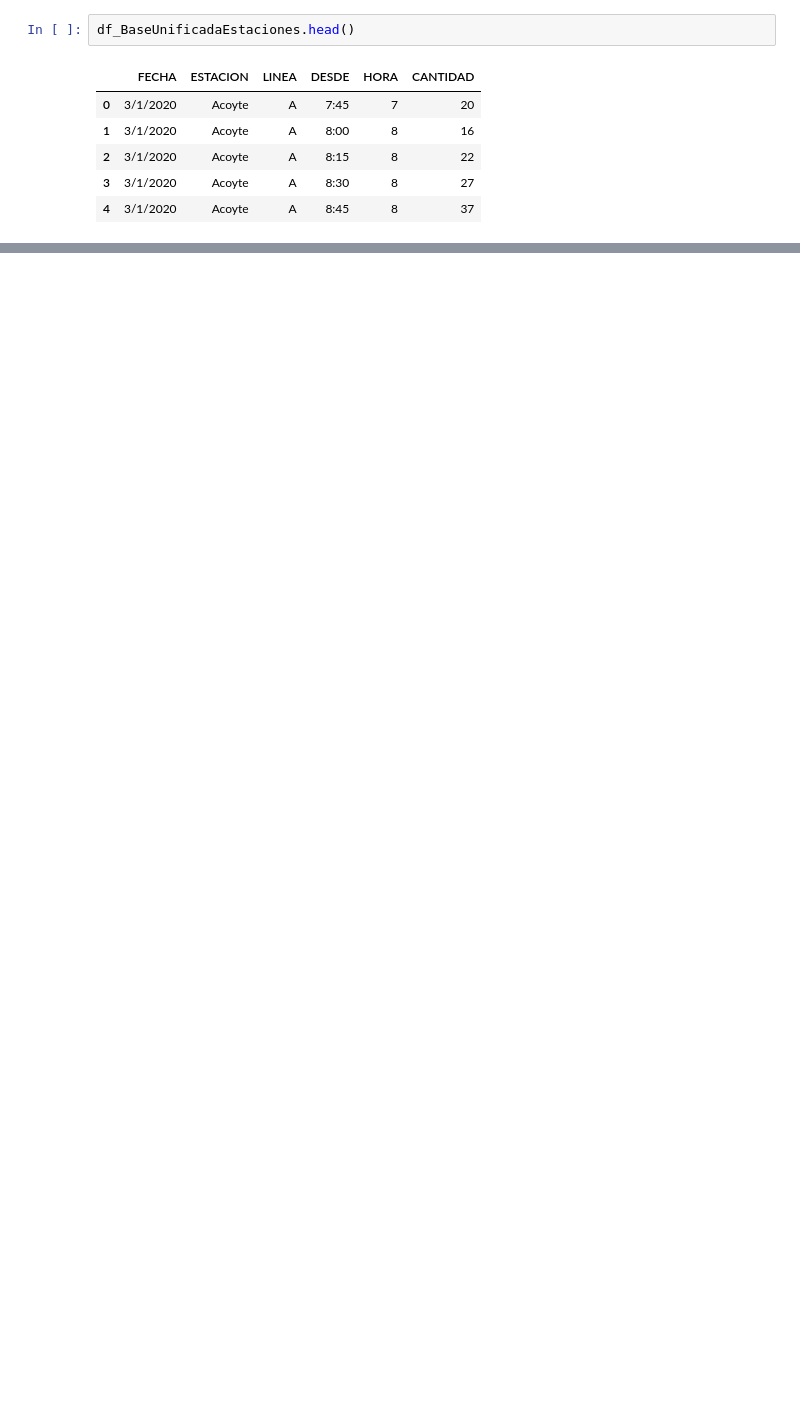
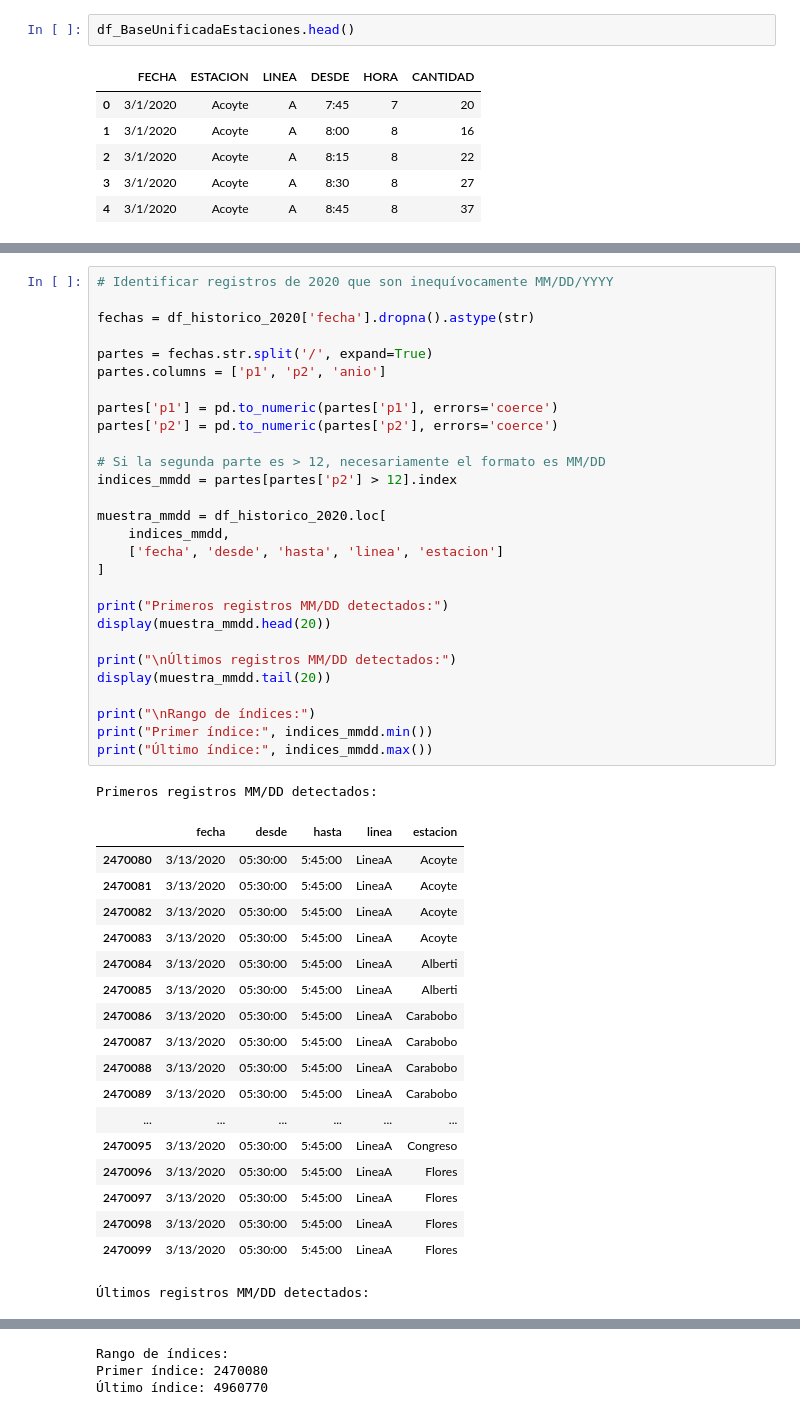
Before and after one commit to ChronosXV/Metodologia_grupo2, a Jupyter notebook: Metodologia_1_Grupo_2.ipynb, the cells around one changed output, grey strips where cells are left out. Cells and saved outputs as stored; diff of their text form; blank space fills up the shorter version.

```diff
--- a/Metodologia_1_Grupo_2.ipynb
+++ b/Metodologia_1_Grupo_2.ipynb
@@ -186,0 +534,48 @@ df_BaseUnificadaEstaciones.head()
+# %%
+# Identificar registros de 2020 que son inequívocamente MM/DD/YYYY
+
+fechas = df_historico_2020['fecha'].dropna().astype(str)
+
+partes = fechas.str.split('/', expand=True)
+partes.columns = ['p1', 'p2', 'anio']
+
+partes['p1'] = pd.to_numeric(partes['p1'], errors='coerce')
+partes['p2'] = pd.to_numeric(partes['p2'], errors='coerce')
+
+# Si la segunda parte es > 12, necesariamente el formato es MM/DD
+indices_mmdd = partes[partes['p2'] > 12].index
+
+muestra_mmdd = df_historico_2020.loc[
+    indices_mmdd,
+    ['fecha', 'desde', 'hasta', 'linea', 'estacion']
+]
+
+print("Primeros registros MM/DD detectados:")
+display(muestra_mmdd.head(20))
+
+print("\nÚltimos registros MM/DD detectados:")
+display(muestra_mmdd.tail(20))
+
+print("\nRango de índices:")
+print("Primer índice:", indices_mmdd.min())
+print("Último índice:", indices_mmdd.max())
+# %% [output]
+Primeros registros MM/DD detectados:
+|  | fecha | desde | hasta | linea | estacion |
+| 2470080 | 3/13/2020 | 05:30:00 | 5:45:00 | LineaA | Acoyte |
+| 2470081 | 3/13/2020 | 05:30:00 | 5:45:00 | LineaA | Acoyte |
+| 2470082 | 3/13/2020 | 05:30:00 | 5:45:00 | LineaA | Acoyte |
+| 2470083 | 3/13/2020 | 05:30:00 | 5:45:00 | LineaA | Acoyte |
+| 2470084 | 3/13/2020 | 05:30:00 | 5:45:00 | LineaA | Alberti |
+| 2470085 | 3/13/2020 | 05:30:00 | 5:45:00 | LineaA | Alberti |
+| 2470086 | 3/13/2020 | 05:30:00 | 5:45:00 | LineaA | Carabobo |
+| 2470087 | 3/13/2020 | 05:30:00 | 5:45:00 | LineaA | Carabobo |
+| 2470088 | 3/13/2020 | 05:30:00 | 5:45:00 | LineaA | Carabobo |
+| 2470089 | 3/13/2020 | 05:30:00 | 5:45:00 | LineaA | Carabobo |
+| ... | ... | ... | ... | ... | ... |
+| 2470095 | 3/13/2020 | 05:30:00 | 5:45:00 | LineaA | Congreso |
+| 2470096 | 3/13/2020 | 05:30:00 | 5:45:00 | LineaA | Flores |
+| 2470097 | 3/13/2020 | 05:30:00 | 5:45:00 | LineaA | Flores |
+| 2470098 | 3/13/2020 | 05:30:00 | 5:45:00 | LineaA | Flores |
+| 2470099 | 3/13/2020 | 05:30:00 | 5:45:00 | LineaA | Flores |
+Últimos registros MM/DD detectados:
@@ -186,0 +599,3 @@ df_BaseUnificadaEstaciones.head()
+Rango de índices:
+Primer índice: 2470080
+Último índice: 4960770
```
Also changed, not shown: parts of 89 cells of this notebook.
